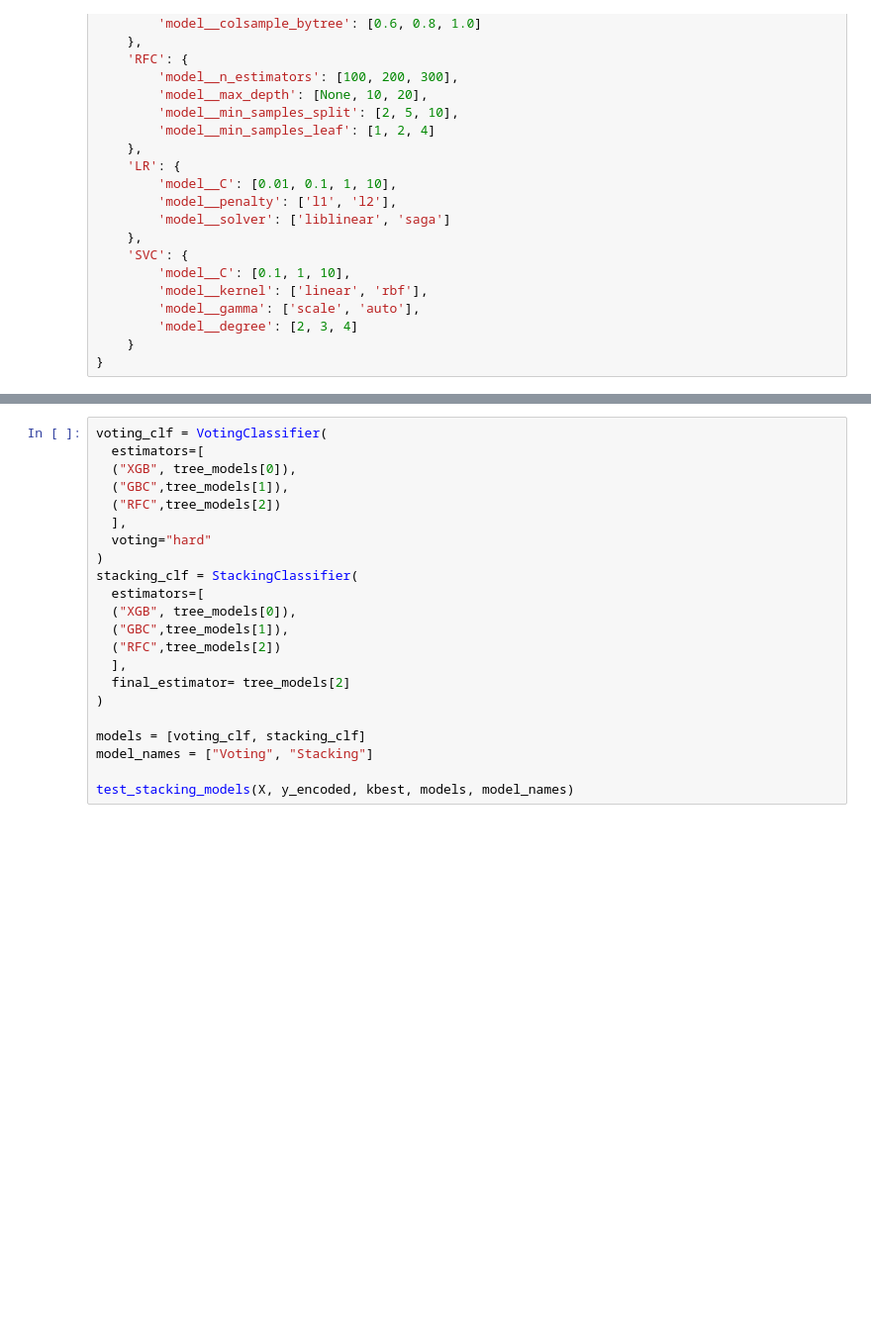
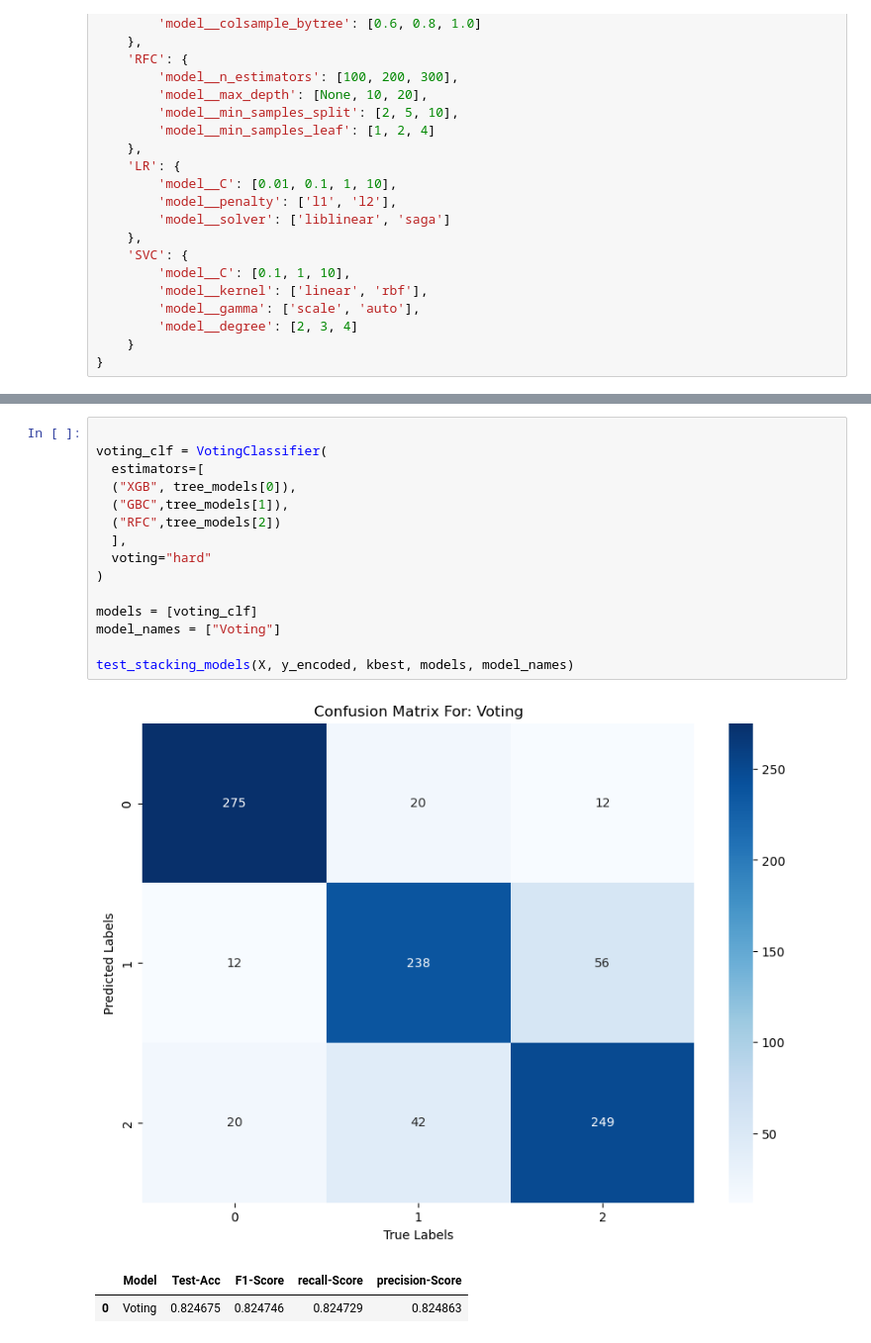
Before and after one commit to MaukanMir/Almond-Classification, a Jupyter notebook: training.ipynb, the cells around one changed output, grey strips where cells are left out. Shown at 99% size. Saved outputs shown, nothing was run; the diff lists cells and outputs as text; blank space fills up the shorter version.

```diff
--- a/training.ipynb
+++ b/training.ipynb
@@ -715,22 +715,19 @@ The Best Param: {}
 # %%
+
 voting_clf = VotingClassifier(
   estimators=[
   ("XGB", tree_models[0]),
   ("GBC",tree_models[1]),
   ("RFC",tree_models[2])
   ],
   voting="hard"
 )
-stacking_clf = StackingClassifier(
-  estimators=[
-  ("XGB", tree_models[0]),
-  ("GBC",tree_models[1]),
-  ("RFC",tree_models[2])
-  ],
-  final_estimator= tree_models[2]
-)
 
-models = [voting_clf, stacking_clf]
-model_names = ["Voting", "Stacking"]
+models = [voting_clf]
+model_names = ["Voting"]
 
 test_stacking_models(X, y_encoded, kbest, models, model_names)
+# %% [output]
+[figure, added]
+|  | Model | Test-Acc | F1-Score | recall-Score | precision-Score |
+| 0 | Voting | 0.824675 | 0.824746 | 0.824729 | 0.824863 |
```
Also changed, not shown: parts of 11 cells of this notebook.
